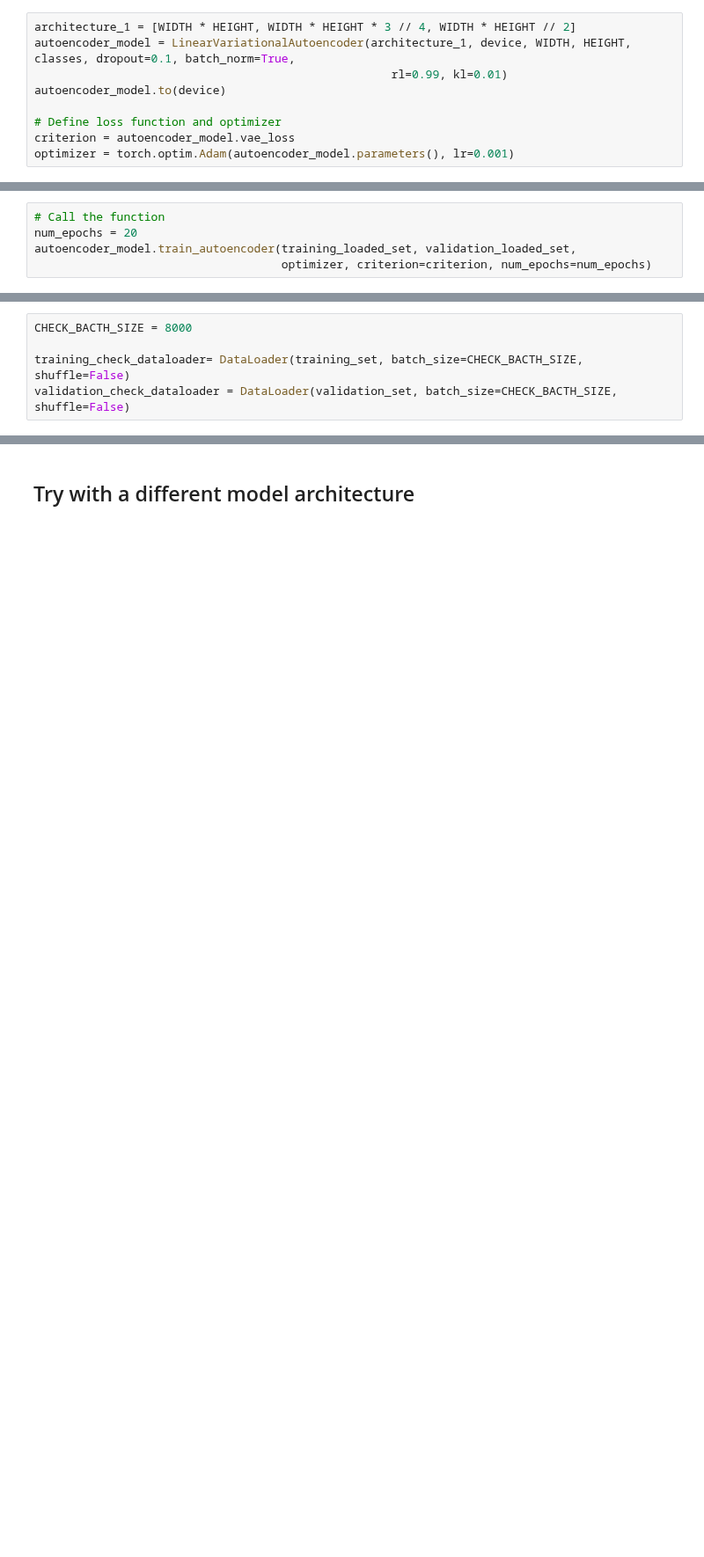
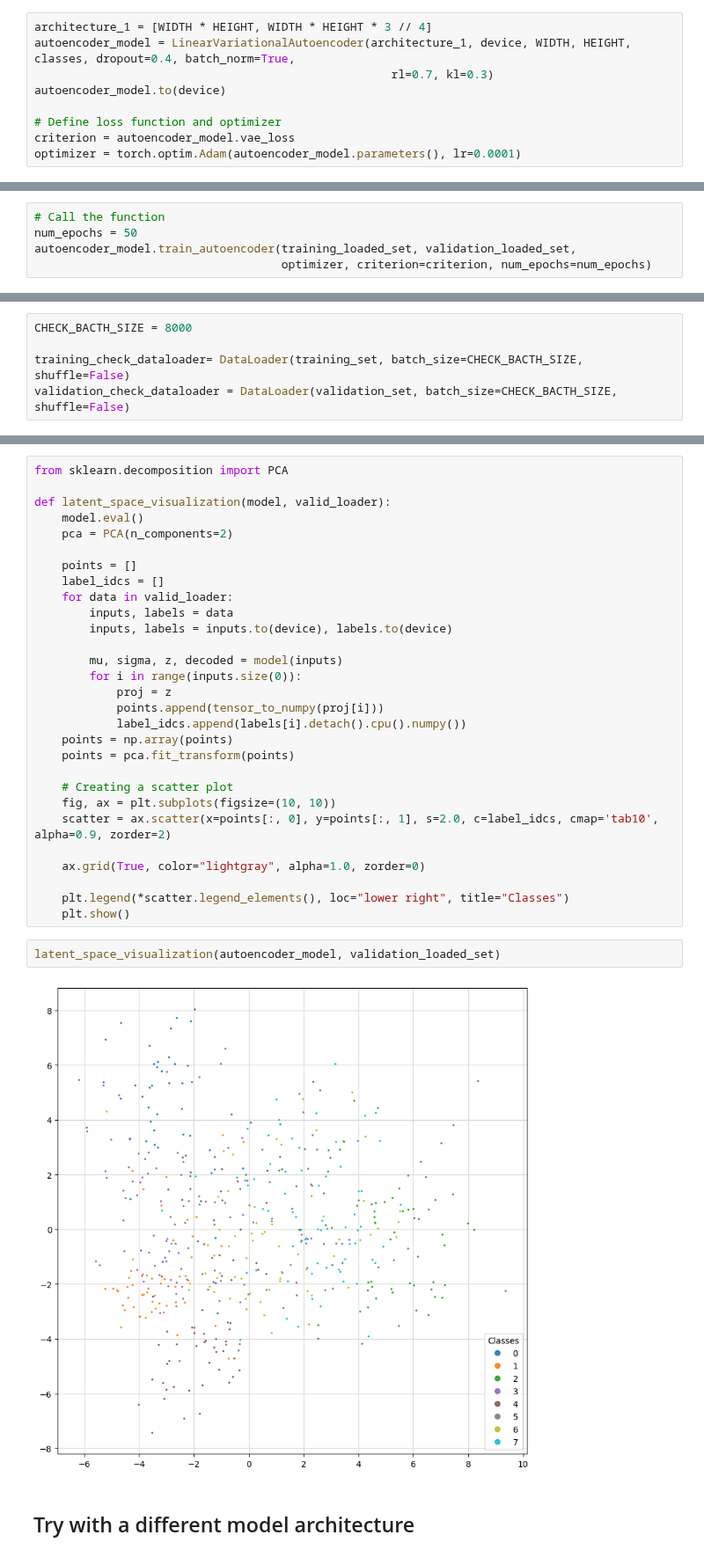
Before and after one commit to MightyCode/enseirb-s9-doodle-computer-vision, a Jupyter notebook: variational_encoder_decoder_strokes.ipynb, the cells around one changed output, grey strips where cells are left out. Shown at 88% size. Drawn from its saved outputs; the diff is of its cells as text; blank space fills up the shorter version.

```diff
--- a/variational_encoder_decoder_strokes.ipynb
+++ b/variational_encoder_decoder_strokes.ipynb
@@ -188,12 +188,12 @@ from src.linear_variational_autoencoder import LinearVariationalAutoencoder
 # %% [markdown]
 ## Try with simple model
 # %%
-architecture_1 = [WIDTH * HEIGHT, WIDTH * HEIGHT * 3 // 4, WIDTH * HEIGHT // 2]
-autoencoder_model = LinearVariationalAutoencoder(architecture_1, device, WIDTH, HEIGHT, classes, dropout=0.1, batch_norm=True,
-                                                    rl=0.99, kl=0.01)
+architecture_1 = [WIDTH * HEIGHT, WIDTH * HEIGHT * 3 // 4]
+autoencoder_model = LinearVariationalAutoencoder(architecture_1, device, WIDTH, HEIGHT, classes, dropout=0.4, batch_norm=True,
+                                                    rl=0.7, kl=0.3)
 autoencoder_model.to(device)
 
 # Define loss function and optimizer
 criterion = autoencoder_model.vae_loss
-optimizer = torch.optim.Adam(autoencoder_model.parameters(), lr=0.001)
+optimizer = torch.optim.Adam(autoencoder_model.parameters(), lr=0.0001)
 # %% [output]
@@ -245,7 +227,7 @@ def tensor_to_img(tensor):
     return tensor_to_numpy(tensor).reshape((WIDTH, HEIGHT))
 # %%
 # Call the function
-num_epochs = 20
+num_epochs = 50
 autoencoder_model.train_autoencoder(training_loaded_set, validation_loaded_set,
                                     optimizer, criterion=criterion, num_epochs=num_epochs)
 # %% [output]
@@ -284,3 +273,36 @@ autoencoder_model.show_lowest_psnr_ssim_image(validation_set, lowest_psnr, lowes
+# %%
+from sklearn.decomposition import PCA
+
+def latent_space_visualization(model, valid_loader):
+    model.eval()
+    pca = PCA(n_components=2)
+
+    points = []
+    label_idcs = []
+    for data in valid_loader:
+        inputs, labels = data
+        inputs, labels = inputs.to(device), labels.to(device)
+
+        mu, sigma, z, decoded = model(inputs)
+        for i in range(inputs.size(0)):
+            proj = z
+            points.append(tensor_to_numpy(proj[i]))
+            label_idcs.append(labels[i].detach().cpu().numpy())
+    points = np.array(points)
+    points = pca.fit_transform(points)
+
+    # Creating a scatter plot
+    fig, ax = plt.subplots(figsize=(10, 10))
+    scatter = ax.scatter(x=points[:, 0], y=points[:, 1], s=2.0, c=label_idcs, cmap='tab10', alpha=0.9, zorder=2)
+
+    ax.grid(True, color="lightgray", alpha=1.0, zorder=0)
+
+    plt.legend(*scatter.legend_elements(), loc="lower right", title="Classes")
+    plt.show()
+# %%
+latent_space_visualization(autoencoder_model, validation_loaded_set)
+# %% [output]
+[figure, added]
 # %% [markdown]
 ## Try with a different model architecture
 # %%
```
Also changed, not shown: parts of 11 cells of this notebook, 3 other files.
